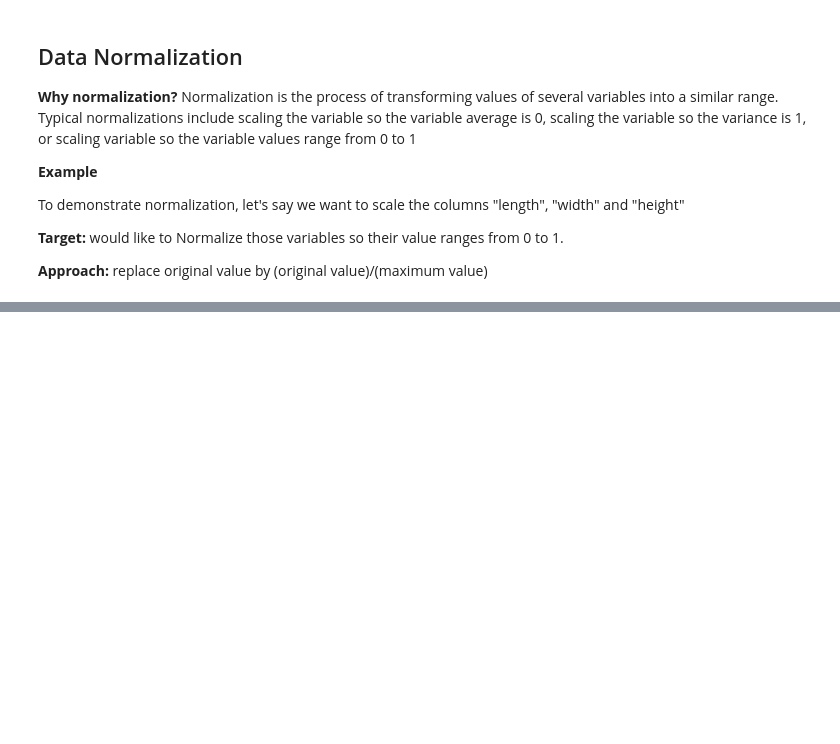
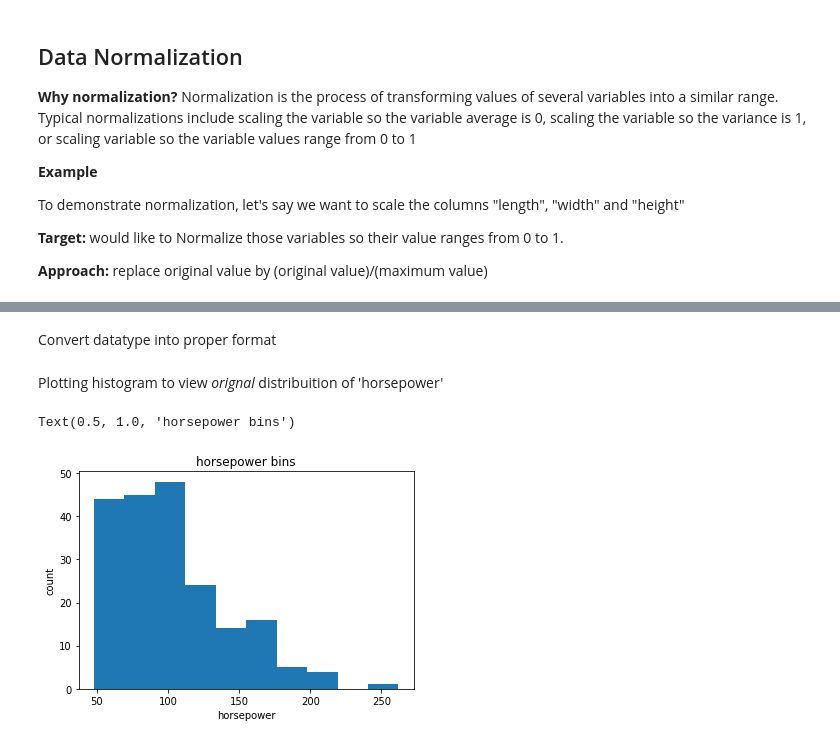
Before and after one commit to iimashfaaq/Data-Science, a Jupyter notebook: automobile_price_analysis.ipynb, the cells around one changed output, grey strips where cells are left out. Saved outputs shown, nothing was run; the diff lists cells and outputs as text; code cells hidden in the pictures; blank space fills up the shorter version.

```diff
--- a/automobile_price_analysis.ipynb
+++ b/automobile_price_analysis.ipynb
@@ -560,0 +577,18 @@ df['height'] = df['height']/df['height'].max()
+# %% [markdown]
+Convert datatype into proper format
+# %%
+df['horsepower'] = df['horsepower'].astype(int, copy=True)
+# %% [markdown]
+Plotting histogram to view *orignal* distribuition of 'horsepower'
+# %%
+%matplotlib inline
+import matplotlib as plt
+plt.pyplot.hist(df["horsepower"])
+
+# set x/y labels and plot title
+plt.pyplot.xlabel("horsepower")
+plt.pyplot.ylabel("count")
+plt.pyplot.title("horsepower bins")
+# %% [output]
+Text(0.5, 1.0, 'horsepower bins')
+[figure, added]
```
Also changed, not shown: parts of 16 cells of this notebook.
